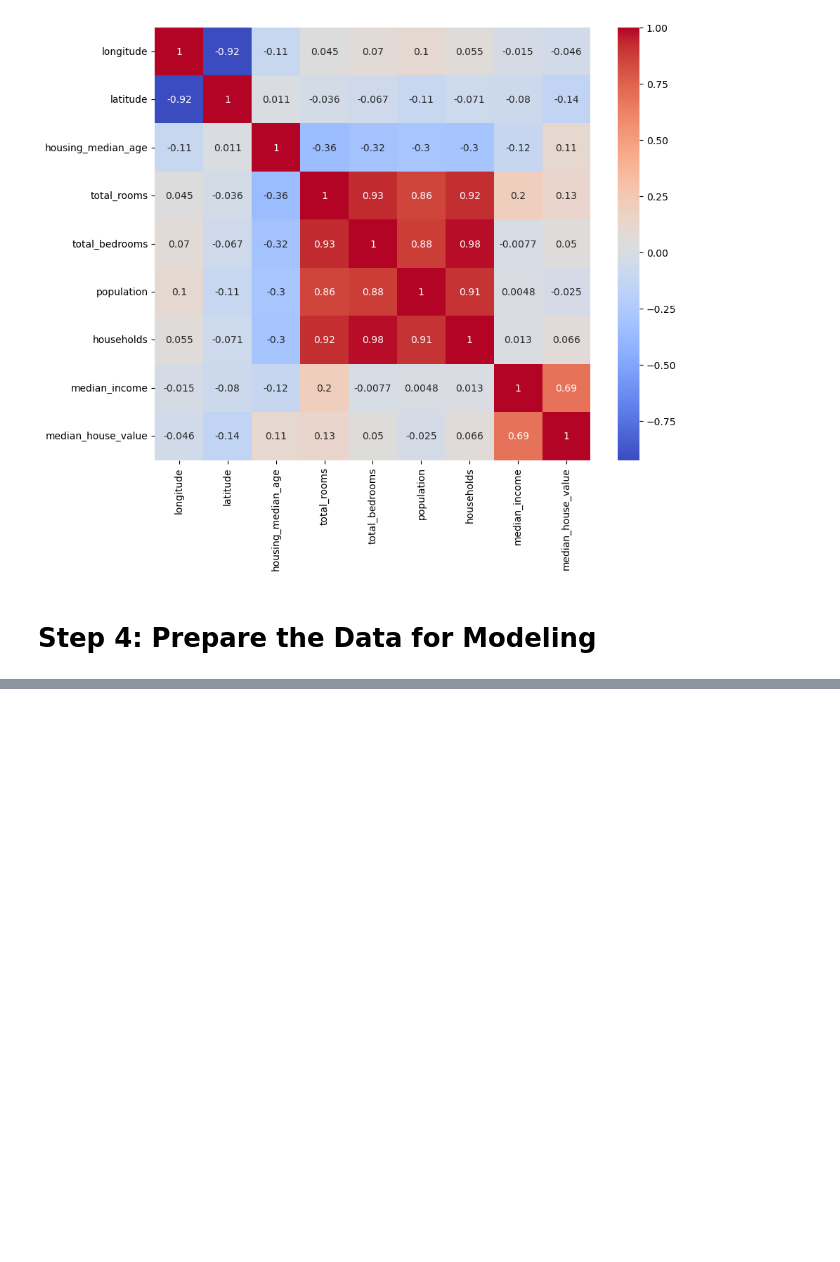
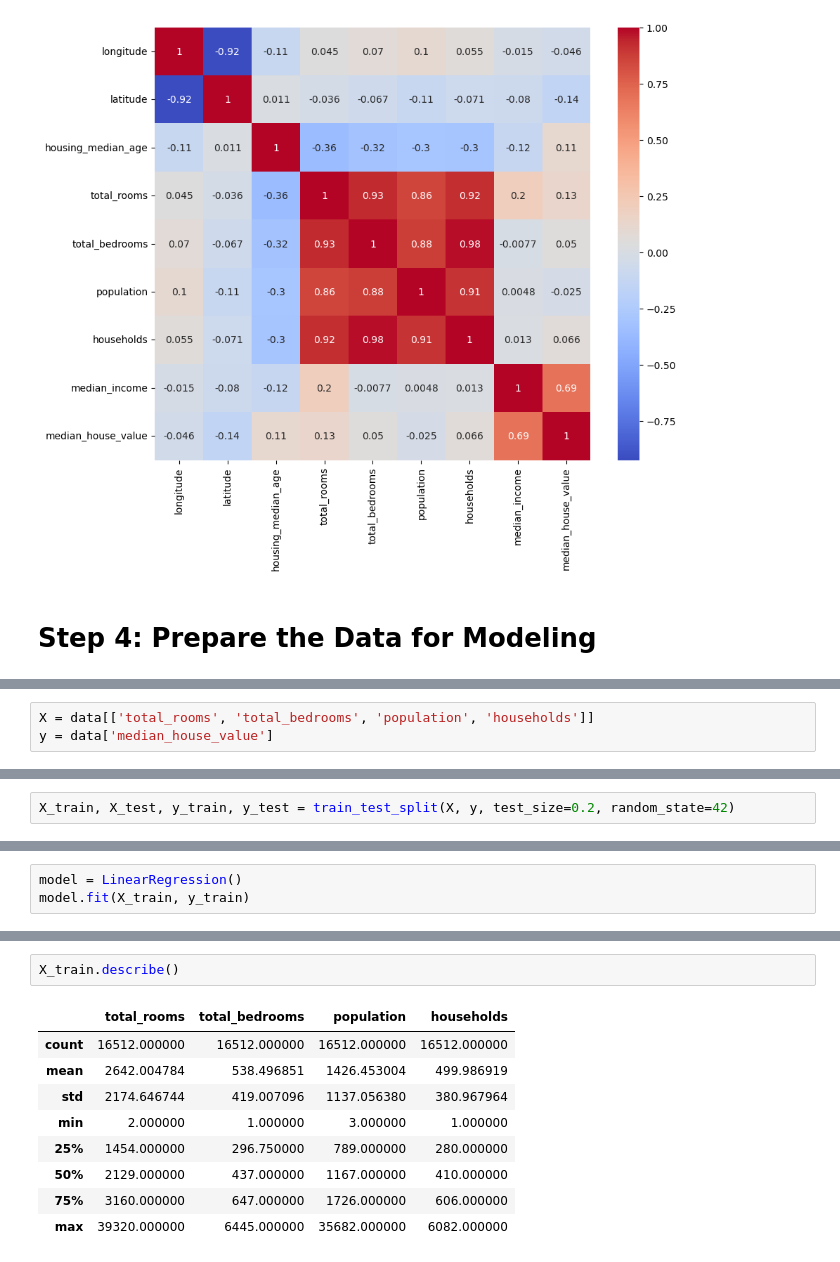
Before and after one commit to Bankole2000/sprylynx-housing-project, a Jupyter notebook: project.ipynb, the cells around one changed output, grey strips where cells are left out. Saved outputs shown, nothing was run; the diff lists cells and outputs as text; blank space fills up the shorter version.

```diff
--- a/project.ipynb
+++ b/project.ipynb
@@ -77,0 +85,3 @@ plt.show()
+# %%
+X = data[['total_rooms', 'total_bedrooms', 'population', 'households']]
+y = data['median_house_value']
@@ -77,0 +90,2 @@ plt.show()
+# %%
+X_train, X_test, y_train, y_test = train_test_split(X, y, test_size=0.2, random_state=42)
@@ -77,0 +96,3 @@ plt.show()
+# %%
+model = LinearRegression()
+model.fit(X_train, y_train)
@@ -77,0 +111,12 @@ plt.show()
+# %%
+X_train.describe()
+# %% [output]
+|  | total_rooms | total_bedrooms | population | households |
+| count | 16512.000000 | 16512.000000 | 16512.000000 | 16512.000000 |
+| mean | 2642.004784 | 538.496851 | 1426.453004 | 499.986919 |
+| std | 2174.646744 | 419.007096 | 1137.056380 | 380.967964 |
+| min | 2.000000 | 1.000000 | 3.000000 | 1.000000 |
+| 25% | 1454.000000 | 296.750000 | 789.000000 | 280.000000 |
+| 50% | 2129.000000 | 437.000000 | 1167.000000 | 410.000000 |
+| 75% | 3160.000000 | 647.000000 | 1726.000000 | 606.000000 |
+| max | 39320.000000 | 6445.000000 | 35682.000000 | 6082.000000 |
```
Also changed, not shown: parts of 9 cells of this notebook, 1 other file.
